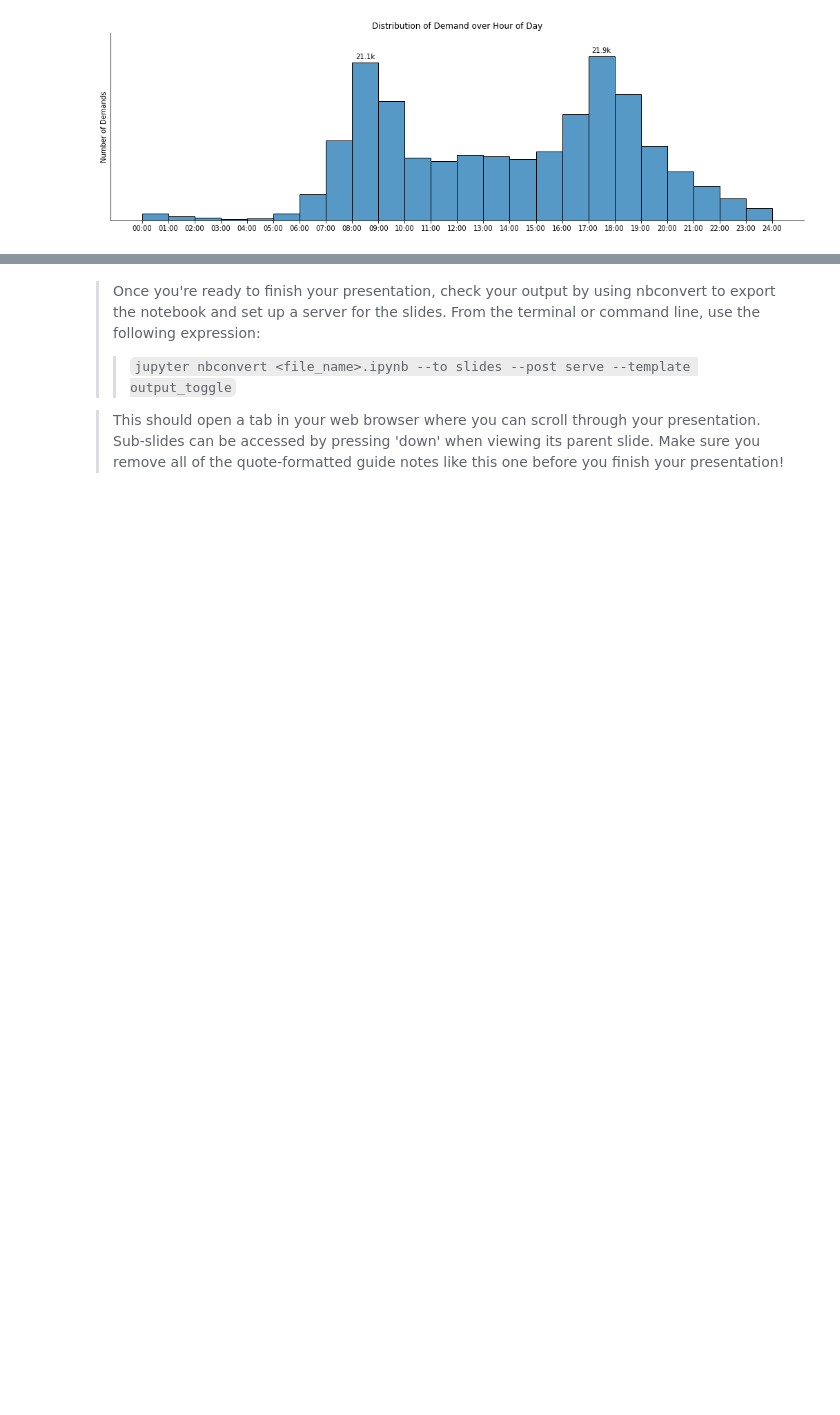
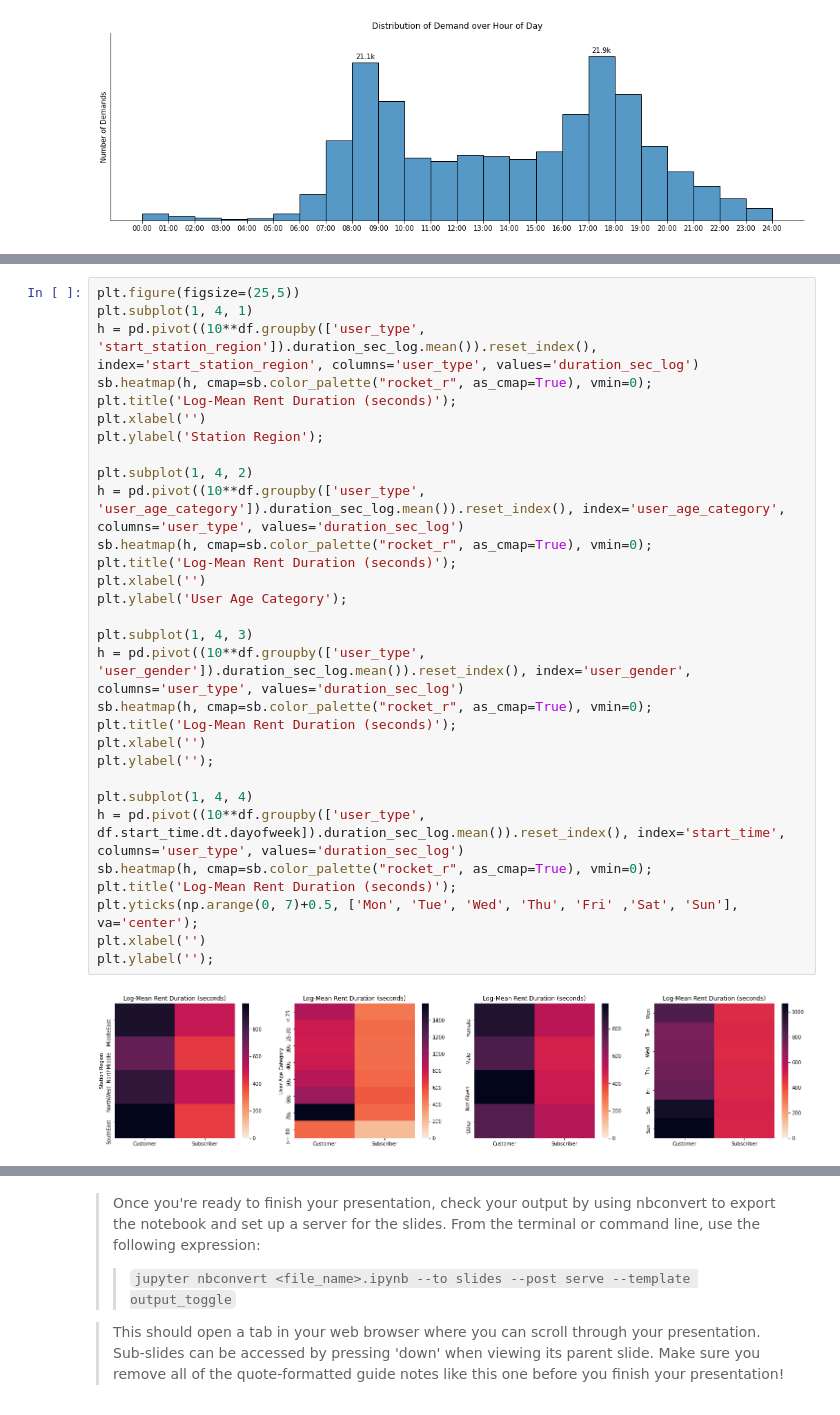
Before and after one commit to fletchersarip93/ford-gobike-data-analysis, a Jupyter notebook: slide_deck_ford_gobike.ipynb, the cells around one changed output, grey strips where cells are left out. Drawn from its saved outputs; the diff is of its cells as text; blank space fills up the shorter version.

```diff
--- a/slide_deck_ford_gobike.ipynb
+++ b/slide_deck_ford_gobike.ipynb
@@ -257,0 +261,32 @@ for ax in g.axes.squeeze():
+# %%
+plt.figure(figsize=(25,5))
+plt.subplot(1, 4, 1)
+h = pd.pivot((10**df.groupby(['user_type', 'start_station_region']).duration_sec_log.mean()).reset_index(), index='start_station_region', columns='user_type', values='duration_sec_log')
+sb.heatmap(h, cmap=sb.color_palette("rocket_r", as_cmap=True), vmin=0);
+plt.title('Log-Mean Rent Duration (seconds)');
+plt.xlabel('')
+plt.ylabel('Station Region');
+
+plt.subplot(1, 4, 2)
+h = pd.pivot((10**df.groupby(['user_type', 'user_age_category']).duration_sec_log.mean()).reset_index(), index='user_age_category', columns='user_type', values='duration_sec_log')
+sb.heatmap(h, cmap=sb.color_palette("rocket_r", as_cmap=True), vmin=0);
+plt.title('Log-Mean Rent Duration (seconds)');
+plt.xlabel('')
+plt.ylabel('User Age Category');
+
+plt.subplot(1, 4, 3)
+h = pd.pivot((10**df.groupby(['user_type', 'user_gender']).duration_sec_log.mean()).reset_index(), index='user_gender', columns='user_type', values='duration_sec_log')
+sb.heatmap(h, cmap=sb.color_palette("rocket_r", as_cmap=True), vmin=0);
+plt.title('Log-Mean Rent Duration (seconds)');
+plt.xlabel('')
+plt.ylabel('');
+
+plt.subplot(1, 4, 4)
+h = pd.pivot((10**df.groupby(['user_type', df.start_time.dt.dayofweek]).duration_sec_log.mean()).reset_index(), index='start_time', columns='user_type', values='duration_sec_log')
+sb.heatmap(h, cmap=sb.color_palette("rocket_r", as_cmap=True), vmin=0);
+plt.title('Log-Mean Rent Duration (seconds)');
+plt.yticks(np.arange(0, 7)+0.5, ['Mon', 'Tue', 'Wed', 'Thu', 'Fri' ,'Sat', 'Sun'], va='center');
+plt.xlabel('')
+plt.ylabel('');
+# %% [output]
+[figure, added]
```
Also changed, not shown: parts of 9 cells of this notebook.
